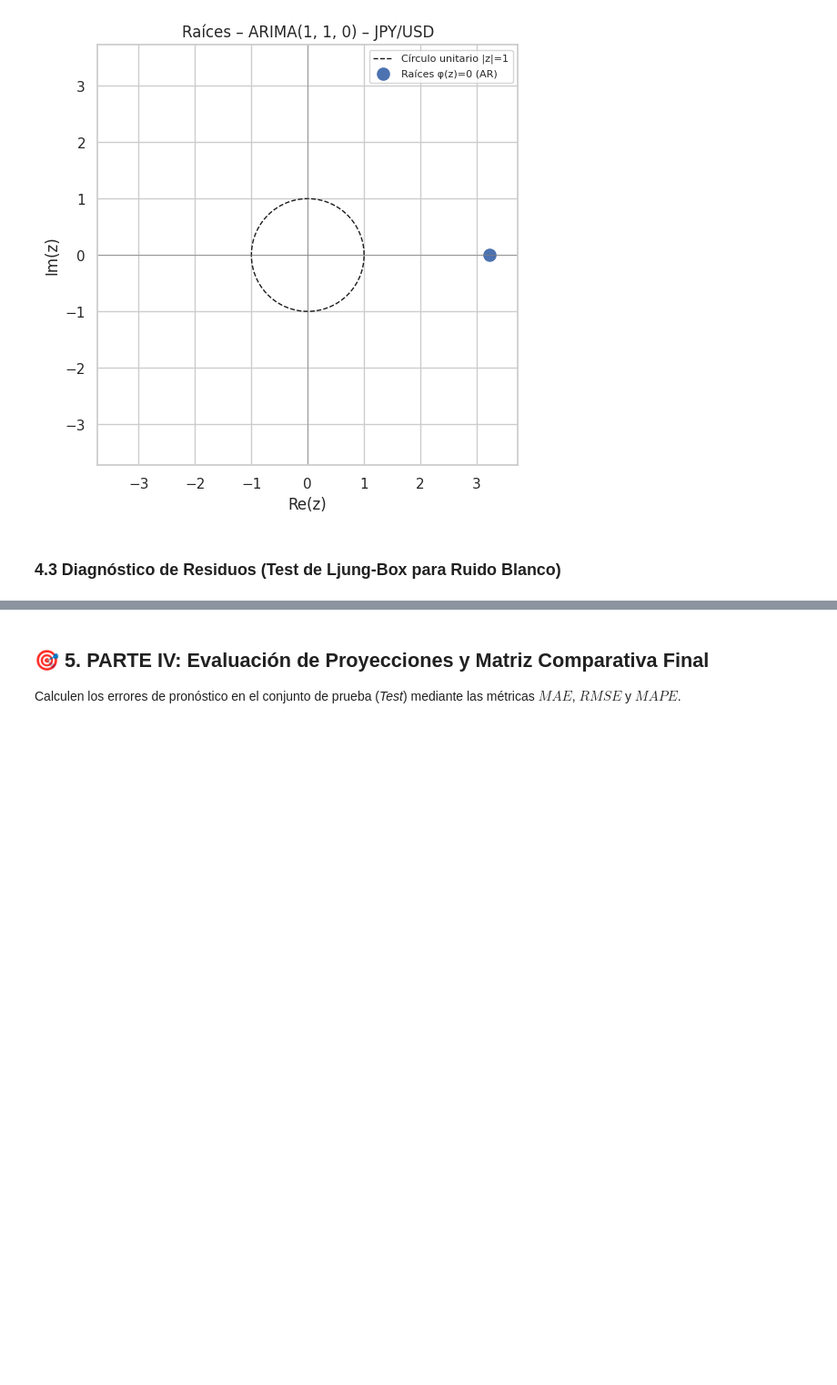
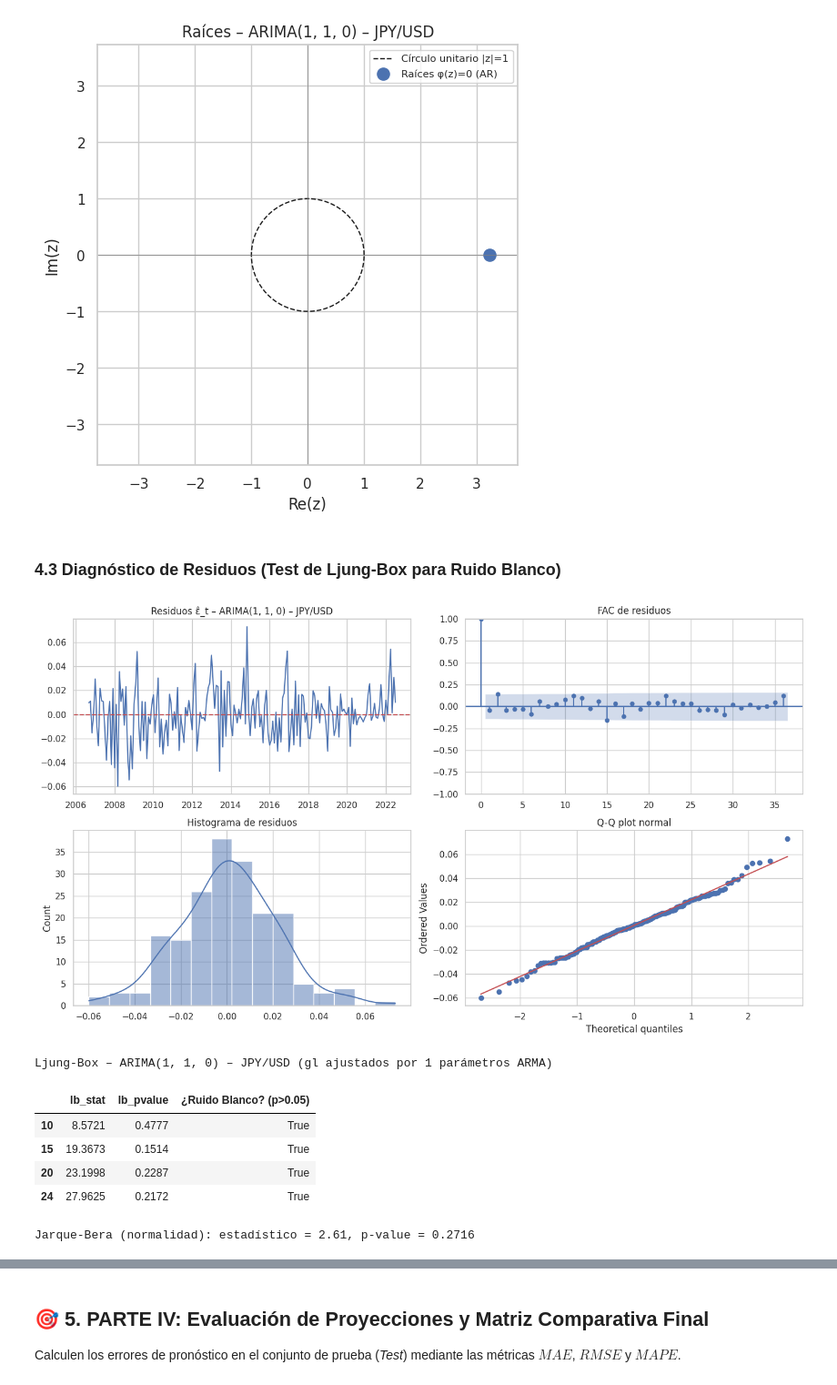
Before and after one commit to arosteguicp/TimeSeries1, a Jupyter notebook: Copia_de_Proyecto_de_Medio_Curso_Guía_de_Implementación (1).ipynb, the cells around one changed output, grey strips where cells are left out. Shown at 91% size. Cells and saved outputs as stored; diff of their text form; code cells hidden in the pictures; blank space fills up the shorter version.

```diff
--- a/Copia_de_Proyecto_de_Medio_Curso_Guía_de_Implementación (1).ipynb
+++ b/Copia_de_Proyecto_de_Medio_Curso_Guía_de_Implementación (1).ipynb
@@ -497,3 +516,40 @@ Raíces MA: no hay (polinomio = 1) -> Invertible trivialmente
+# %%
+# ==============================================================================
+# 4.3 DIAGNÓSTICO DE RESIDUOS: FAC residual + Ljung-Box
+# ==============================================================================
+from scipy import stats
+
+def diagnostico_residuos(model, nombre, d=1, D=0, s=12):
+    burn = d + D*s                               # descartar residuos iniciales de la diferenciación
+    residuals = model.resid.iloc[burn:]
+    n_par = len(model.params) - 1                # parámetros ARMA (sin σ²)
+
+    fig, ax = plt.subplots(2, 2, figsize=(14, 8))
+    ax[0,0].plot(residuals); ax[0,0].axhline(0, color='r', ls='--')
+    ax[0,0].set_title(f'Residuos ε̂_t – {nombre}')
+    plot_acf(residuals, lags=36, ax=ax[0,1], title='FAC de residuos')
+    sns.histplot(residuals, kde=True, ax=ax[1,0]); ax[1,0].set_title('Histograma de residuos')
+    stats.probplot(residuals, dist='norm', plot=ax[1,1]); ax[1,1].set_title('Q-Q plot normal')
+    plt.tight_layout(); plt.show()
+
+    lb_test = acorr_ljungbox(residuals, lags=[10, 15, 20, 24], model_df=n_par, return_df=True)
+    lb_test['¿Ruido Blanco? (p>0.05)'] = lb_test['lb_pvalue'] > 0.05
+    print(f"Ljung-Box – {nombre} (gl ajustados por {n_par} parámetros ARMA)")
+    display(lb_test.round(4))
+    jb = stats.jarque_bera(residuals)
+    print(f"Jarque-Bera (normalidad): estadístico = {jb.statistic:.2f}, p-value = {jb.pvalue:.4f}")
+    return lb_test
+
+lb_B = diagnostico_residuos(model_opt_B, f'ARIMA{orden_B} – JPY/USD')
+# %% [output]
+[figure, added]
+Ljung-Box – ARIMA(1, 1, 0) – JPY/USD (gl ajustados por 1 parámetros ARMA)
+|  | lb_stat | lb_pvalue | ¿Ruido Blanco? (p>0.05) |
+| 10 | 8.5721 | 0.4777 | True |
+| 15 | 19.3673 | 0.1514 | True |
+| 20 | 23.1998 | 0.2287 | True |
+| 24 | 27.9625 | 0.2172 | True |
+Jarque-Bera (normalidad): estadístico = 2.61, p-value = 0.2716
 # %% [markdown]
 ### 🧠 Pregunta 3.1:
 > 1. ¿El modelo seleccionado cumple formalmente las condiciones de causalidad e invertibilidad?
```
Also changed, not shown: parts of 13 cells of this notebook.
